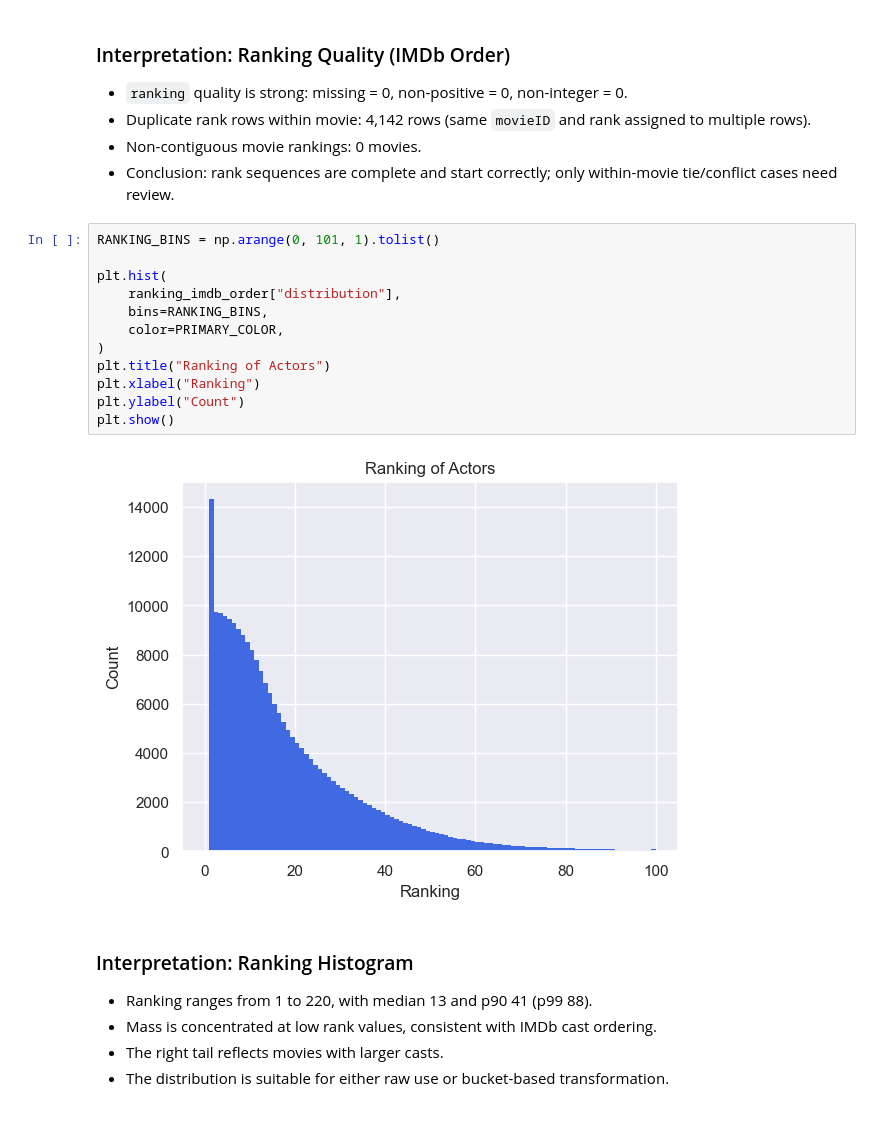
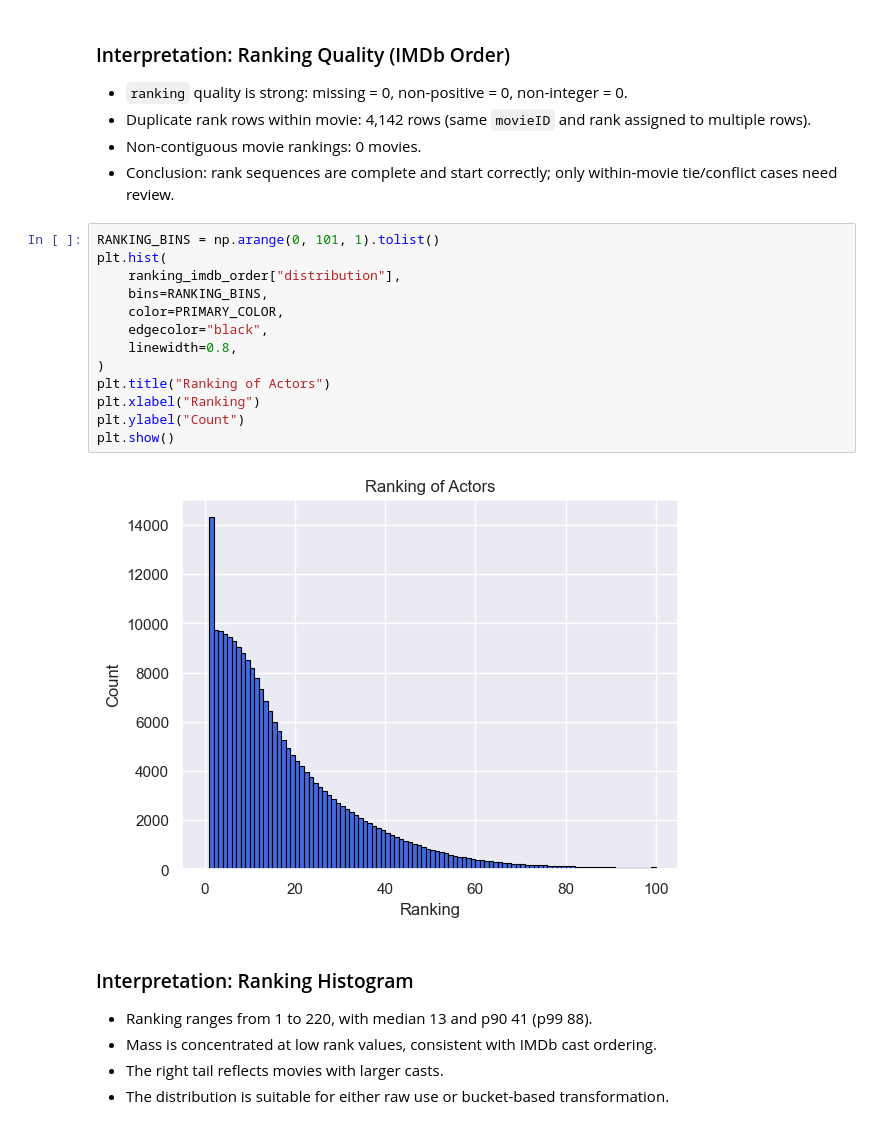
Before and after one commit to Mateusz1645/explainable-recsys, a Jupyter notebook: notebooks/01_eda.ipynb, the cells around one changed output. Drawn from its saved outputs; the diff is of its cells as text.

```diff
--- a/notebooks/01_eda.ipynb
+++ b/notebooks/01_eda.ipynb
@@ -432,18 +460,19 @@ Rankings summary:
 - Conclusion: rank sequences are complete and start correctly; only within-movie tie/conflict cases need review.
 # %%
 RANKING_BINS = np.arange(0, 101, 1).tolist()
-
 plt.hist(
     ranking_imdb_order["distribution"],
     bins=RANKING_BINS,
     color=PRIMARY_COLOR,
+    edgecolor="black",
+    linewidth=0.8,
 )
 plt.title("Ranking of Actors")
 plt.xlabel("Ranking")
 plt.ylabel("Count")
 plt.show()
 # %% [output]
-[figure, old version]
+[figure, new version]
 # %% [markdown]
 ### Interpretation: Ranking Histogram
 - Ranking ranges from 1 to 220, with median 13 and p90 41 (p99 88).
```
Also changed, not shown: parts of 78 cells of this notebook, 6 other files.
